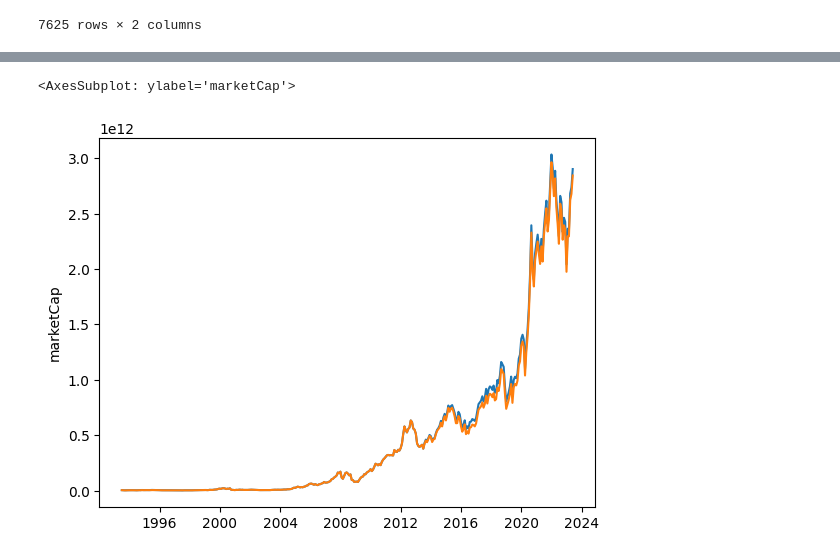
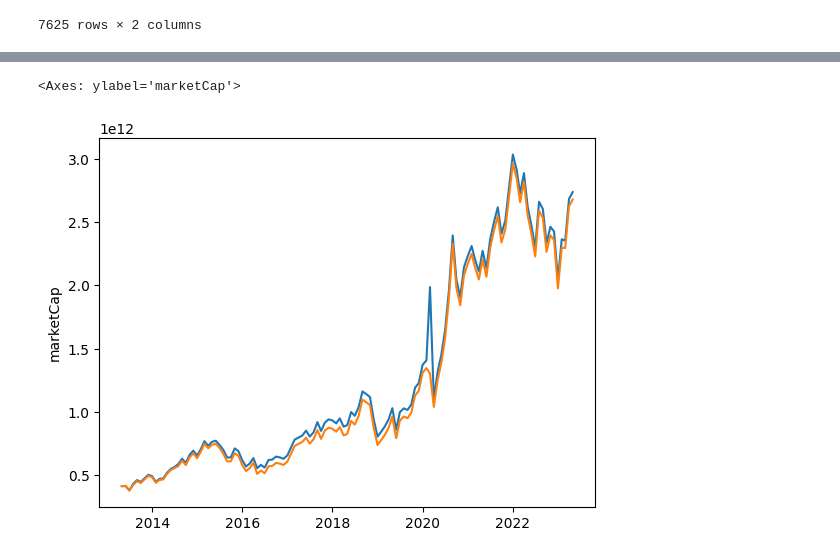
Before and after one commit to ndt93/FinancialML, a Jupyter notebook: notebooks/systematic_default.ipynb, the cells around one changed output, grey strips where cells are left out. Saved outputs shown, nothing was run; the diff lists cells and outputs as text; code cells hidden in the pictures.

Commit message:
test firm params calc

```diff
--- a/notebooks/systematic_default.ipynb
+++ b/notebooks/systematic_default.ipynb
@@ -175,6 +213,23 @@ asset_values, asset_volatility = compute_structural_asset_values(
+# %%
+equity_ratio = 0.81
+equity_mkt_rets = np.diff(np.log(dataset_monthly['mkt_price']))
+bnd_mkt_rets = np.diff(np.log(dataset_monthly['bnd_price']))
+market_rets = equity_ratio * equity_mkt_rets + (1 - equity_ratio) * bnd_mkt_rets
+debt_values = (dataset_monthly['shortTermDebt'] + dataset_monthly['longTermDebt'] / 2).values
+risk_free_rates = dataset_monthly['treasury_yield'].iloc[:-1].values
+
+model = FirmStructuralModel()
+res = model.fit(
+    market_rets=market_rets,
+    equity_values=dataset_monthly['marketCap'].values,
+    debt_values=debt_values,
+    debt_maturities=[1] * len(dataset_monthly),
+    interval=1/12,
+    risk_free_rates=risk_free_rates,
+)
 # %%
-sns.lineplot(x=dataset_monthly.index.values, y=asset_values)
-sns.lineplot(x=dataset_monthly.index.values, y=dataset_monthly['marketCap'])
+sns.lineplot(x=dataset_monthly.index.values[:-1], y=res[1])
+sns.lineplot(x=dataset_monthly.index.values[:-1], y=dataset_monthly['marketCap'].iloc[:-1])
 # %% [output]
-<AxesSubplot: ylabel='marketCap'>
+<Axes: ylabel='marketCap'>
-[figure, old version]
+[figure, new version]
```
Also changed, not shown: parts of 16 cells of this notebook, 4 other files.
